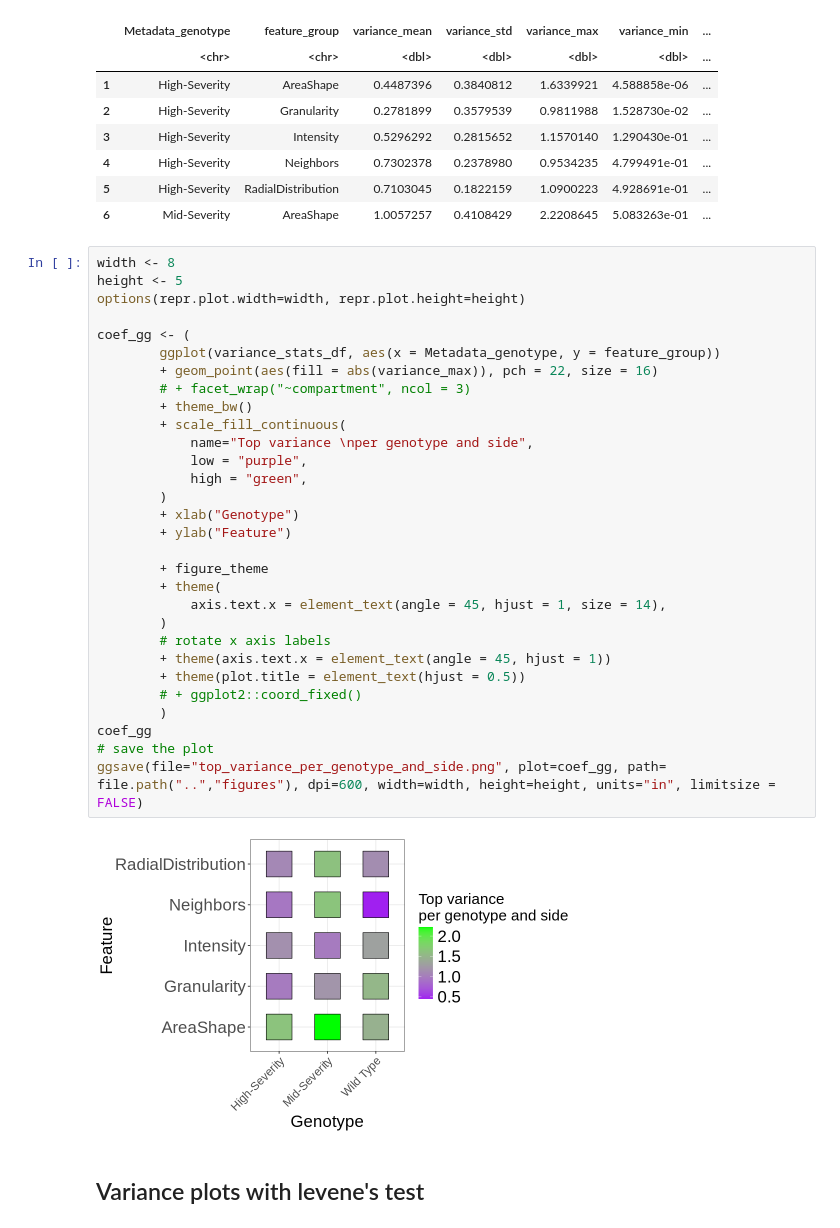
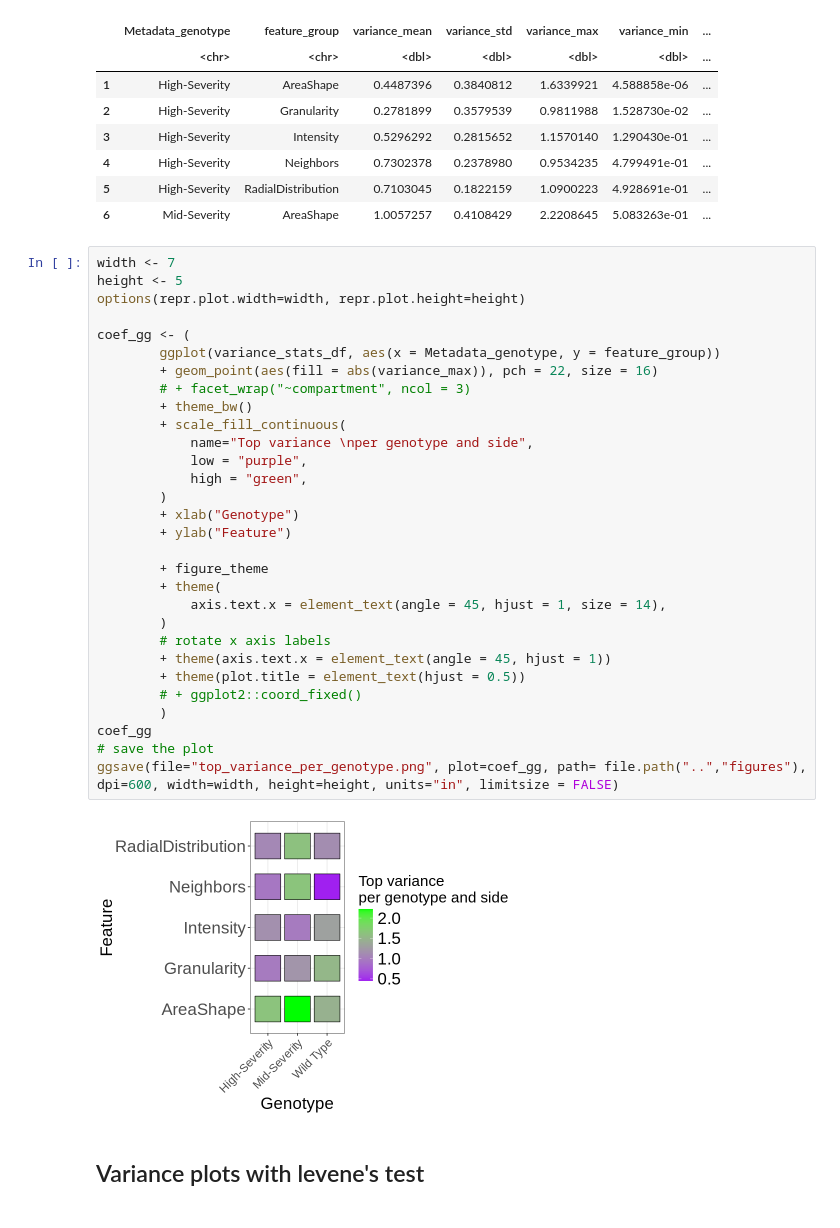
Before and after one commit to MikeLippincott/Nichols_Lab_Collaboration, a Jupyter notebook: 6.analyze_features/notebooks/3.plot_features.ipynb, the cells around one changed output. Drawn from its saved outputs; the diff is of its cells as text.

```diff
--- a/6.analyze_features/notebooks/3.plot_features.ipynb
+++ b/6.analyze_features/notebooks/3.plot_features.ipynb
@@ -101,37 +101,37 @@ A data.frame: 6 × 7
 | 5 | High-Severity | RadialDistribution | 0.7103045 | 0.1822159 | 1.0900223 | 4.928691e-01 | ... |
 | 6 | Mid-Severity | AreaShape | 1.0057257 | 0.4108429 | 2.2208645 | 5.083263e-01 | ... |
 # %%
-width <- 8
+width <- 7
 height <- 5
 options(repr.plot.width=width, repr.plot.height=height)
 
 coef_gg <- (
         ggplot(variance_stats_df, aes(x = Metadata_genotype, y = feature_group))
         + geom_point(aes(fill = abs(variance_max)), pch = 22, size = 16)
         # + facet_wrap("~compartment", ncol = 3)
         + theme_bw()
         + scale_fill_continuous(
             name="Top variance \nper genotype and side",
             low = "purple",
             high = "green",
         )
         + xlab("Genotype")
         + ylab("Feature")
 
         + figure_theme
         + theme(
             axis.text.x = element_text(angle = 45, hjust = 1, size = 14),
         )
         # rotate x axis labels
         + theme(axis.text.x = element_text(angle = 45, hjust = 1))
         + theme(plot.title = element_text(hjust = 0.5))
         # + ggplot2::coord_fixed()
         )
 coef_gg
 # save the plot
-ggsave(file="top_variance_per_genotype_and_side.png", plot=coef_gg, path= file.path("..","figures"), dpi=600, width=width, height=height, units="in", limitsize = FALSE)
+ggsave(file="top_variance_per_genotype.png", plot=coef_gg, path= file.path("..","figures"), dpi=600, width=width, height=height, units="in", limitsize = FALSE)
 # %% [output]
-[figure, old version]
+[figure, new version]
 # %% [markdown]
 ## Variance plots with levene's test
 # %% [markdown]
```
Also changed, not shown: parts of 5 cells of this notebook, 2 other files.
